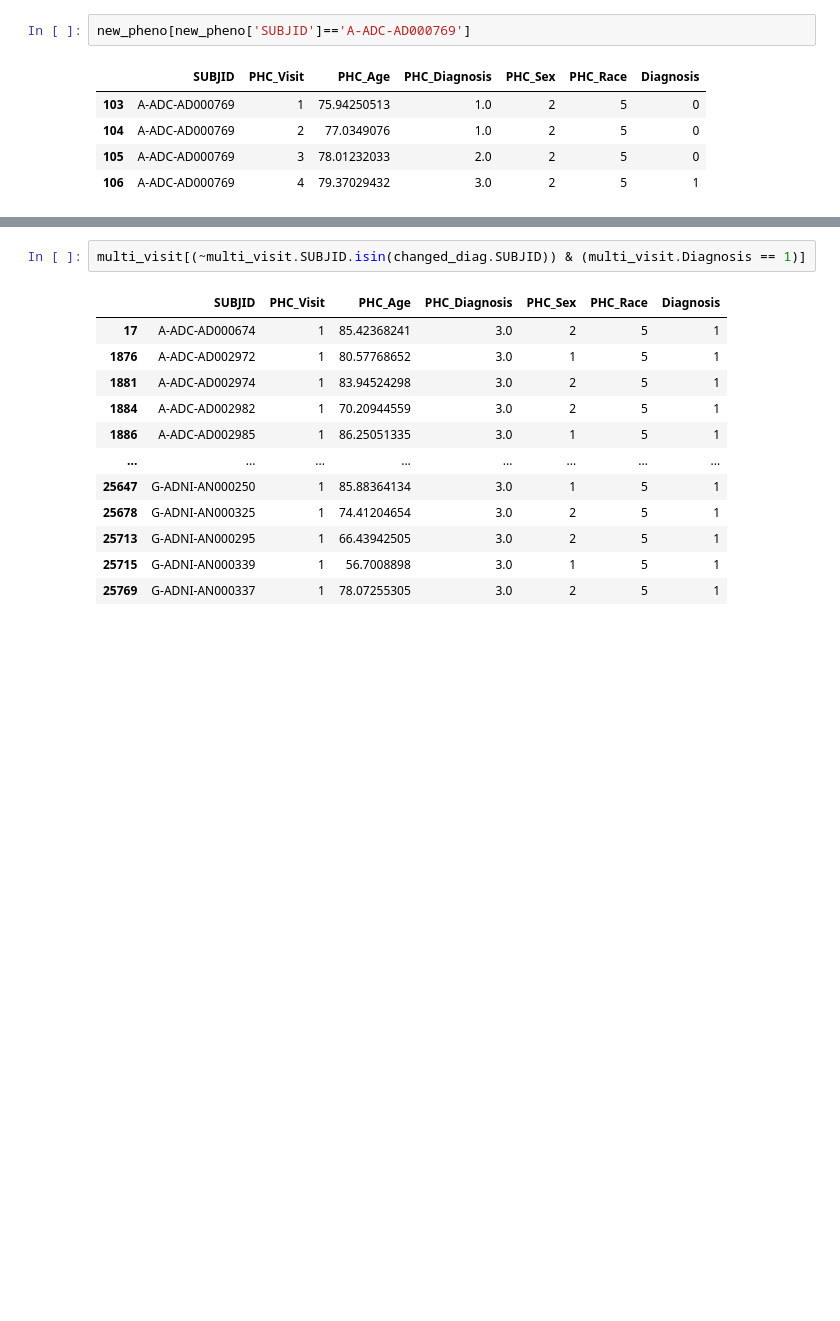
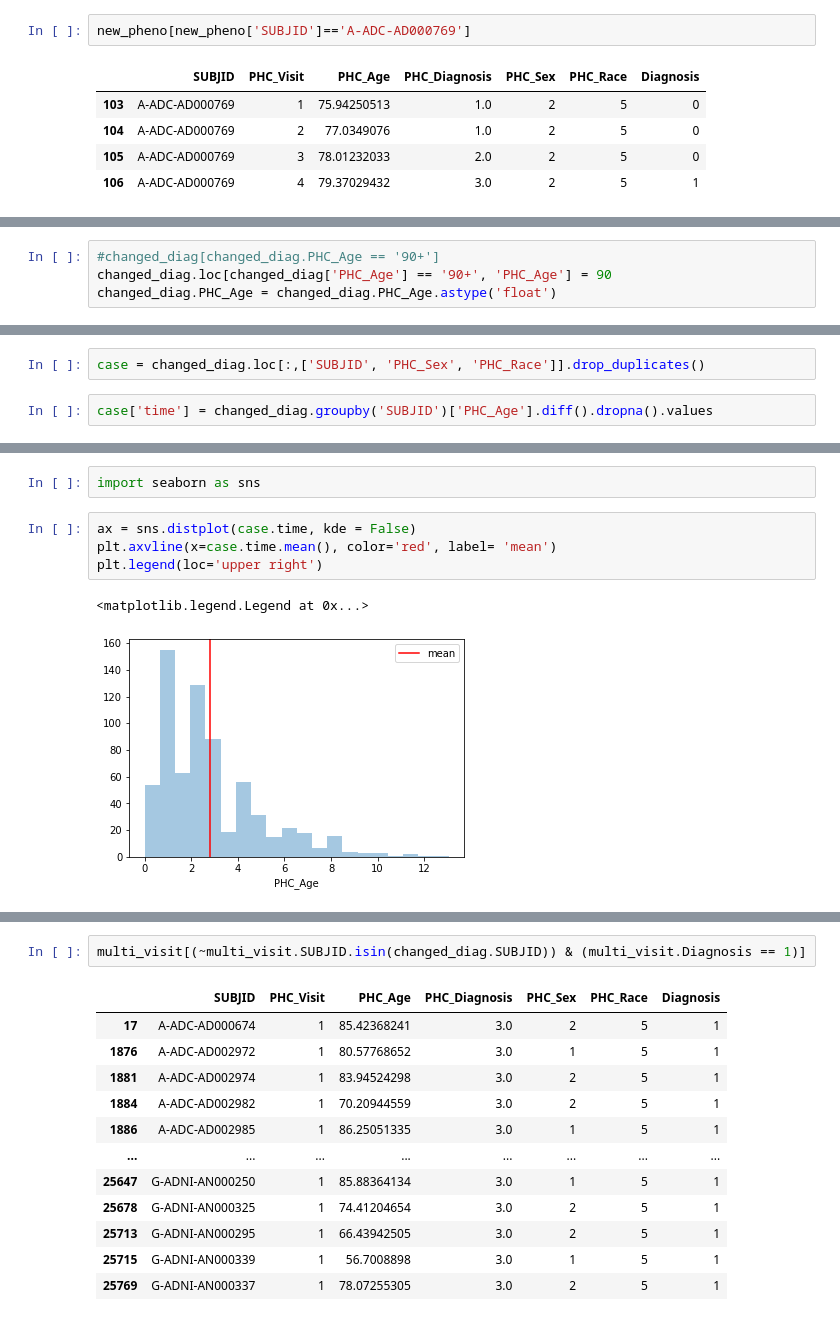
Before and after one commit to teresa-sansan/ADSP_polyfun, a Jupyter notebook: analysis/survival.ipynb, the cells around one changed output, grey strips where cells are left out. Drawn from its saved outputs; the diff is of its cells as text; blank space fills up the shorter version.

```diff
--- a/analysis/survival.ipynb
+++ b/analysis/survival.ipynb
@@ -228,0 +283,4 @@ from sksurv.nonparametric import kaplan_meier_estimator
+# %%
+#changed_diag[changed_diag.PHC_Age == '90+']
+changed_diag.loc[changed_diag['PHC_Age'] == '90+', 'PHC_Age'] = 90
+changed_diag.PHC_Age = changed_diag.PHC_Age.astype('float')
@@ -228,0 +302,4 @@ from sksurv.nonparametric import kaplan_meier_estimator
+# %%
+case = changed_diag.loc[:,['SUBJID', 'PHC_Sex', 'PHC_Race']].drop_duplicates()
+# %%
+case['time'] = changed_diag.groupby('SUBJID')['PHC_Age'].diff().dropna().values
@@ -228,0 +370,9 @@ from sksurv.nonparametric import kaplan_meier_estimator
+# %%
+import seaborn as sns
+# %%
+ax = sns.distplot(case.time, kde = False)
+plt.axvline(x=case.time.mean(), color='red', label= 'mean')
+plt.legend(loc='upper right')
+# %% [output]
+<matplotlib.legend.Legend at 0x...>
+[figure, added]
```
Also changed, not shown: parts of 23 cells of this notebook.
